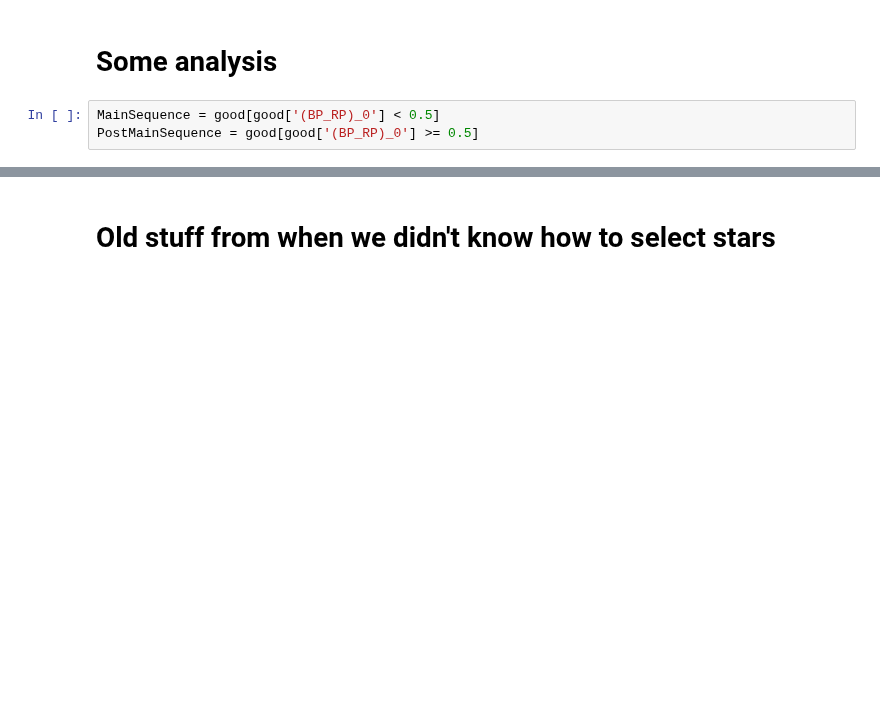
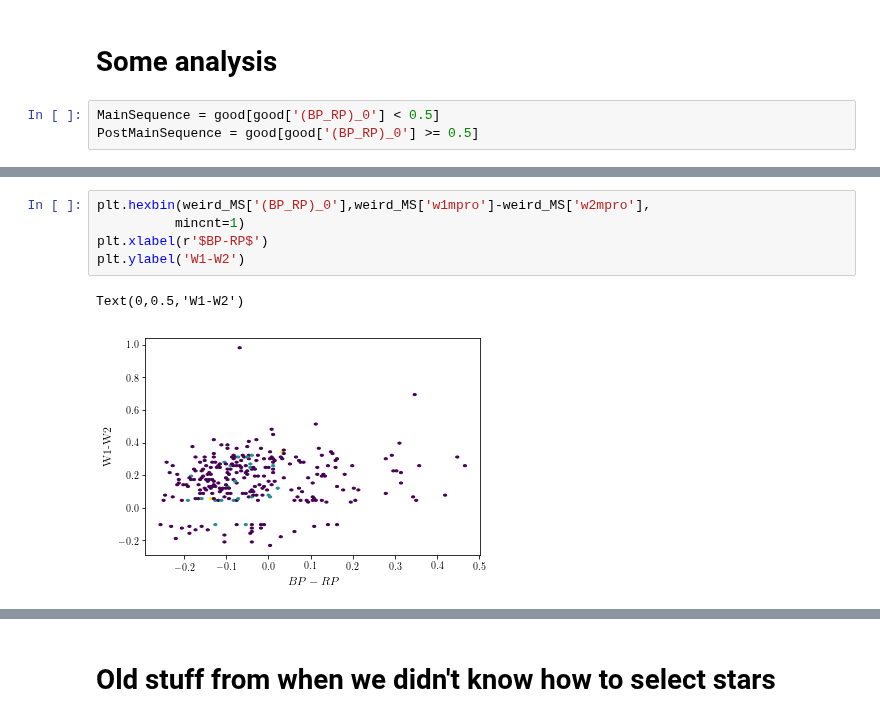
Before and after one commit to tzdwi/GaiaSprintMassive, a Jupyter notebook: WISE/data/bright_sample/sample.ipynb, the cells around one changed output, grey strips where cells are left out. Saved outputs shown, nothing was run; the diff lists cells and outputs as text; blank space fills up the shorter version.

```diff
--- a/WISE/data/bright_sample/sample.ipynb
+++ b/WISE/data/bright_sample/sample.ipynb
@@ -322,0 +346,8 @@ KstestResult(statistic=0.4234794840444941, pvalue=0.0)
+# %%
+plt.hexbin(weird_MS['(BP_RP)_0'],weird_MS['w1mpro']-weird_MS['w2mpro'],
+          mincnt=1)
+plt.xlabel(r'$BP-RP$')
+plt.ylabel('W1-W2')
+# %% [output]
+Text(0,0.5,'W1-W2')
+[figure, added]
```
Also changed, not shown: parts of 5 cells of this notebook.
